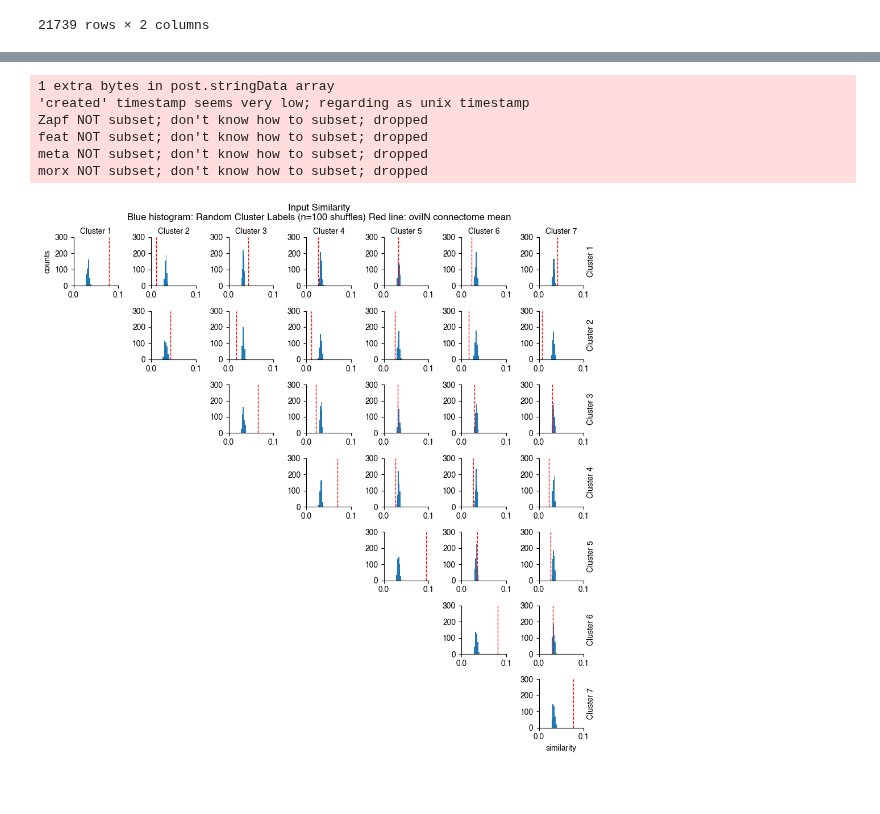
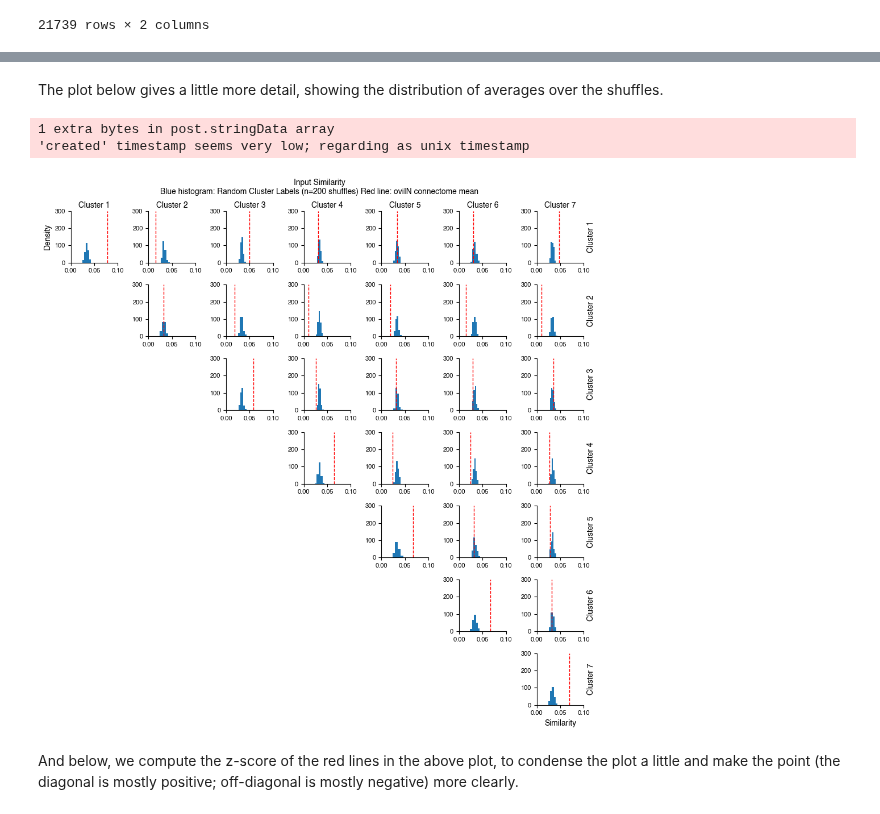
Before and after one commit to Gutierrez-lab/oviIN-inputs, a Jupyter notebook: pooled_similarity.ipynb, the cells around one changed output, grey strips where cells are left out. Saved outputs shown, nothing was run; the diff lists cells and outputs as text; code cells hidden in the pictures; blank space fills up the shorter version.

```diff
--- a/pooled_similarity.ipynb
+++ b/pooled_similarity.ipynb
@@ -71,6 +74,6 @@ Trying to compute the correlation coefficients of the input of each neuron. Also
 # %%
 # gets the bodyId_post rows for the valid_ovi_nodes
-X = HB_matrix.loc[valid_ovi_nodes].values
+X = HB_matrix.loc[valid_ovi_nodes, ~HB_matrix.columns.isin(valid_ovi_nodes)].values
 
 # get the correlation matrix
 C = np.corrcoef(X)
@@ -80,5 +83,5 @@ plt.xlabel("Neuron Index")
 plt.ylabel("Neuron Index")
 plt.colorbar()
 # plt.xticks(range(len(valid_ovi_nodes)), valid_ovi_nodes, rotation="vertical")
-#plt.savefig(f"figures/input_correlation/all_input_correlation.pdf", bbox_inches="tight")
+plt.savefig(f"figures/input_correlation/all_input_correlation.pdf", bbox_inches="tight")
 # %% [output]
@@ -110,7 +119,7 @@ def corrDF_to_matrix(df, col1, col2, measure, stat):
 # shuffled data
 shuffled_df = mod.copy() #oviIN_nodes.loc[valid_ovi_nodes, ["0.0", "0.05", "0.1", "0.5", "0.75", "1.0", "instance", "celltype"]]
 chis = ["0.0"]
-n_trials = 100
+n_trials = 200
 
 for chi in chis:
     shuffles = np.zeros((len(shuffled_df), n_trials), dtype=int)
@@ -251,8 +262,9 @@ for i in range(n_clusters):
 # %%
-n_trials = 100
 lots_of_C = np.zeros((n_trials, n_clusters, n_clusters))
 for t in range(n_trials):
     lots_of_C[t, :, :] = corrDF_to_matrix(valid_corrs, f"0.0_s{t}_1", f"0.0_s{t}_2", measure, stat)
+# %% [markdown]
+The plot below gives a little more detail, showing the distribution of averages over the shuffles.
 # %%
 eps = 0.05
 measure = "similarity"
@@ -263,37 +275,35 @@ for t in range(n_trials):
     lots_of_C[t, :, :] = corrDF_to_matrix(valid_corrs, f"0.0_s{t}_1", f"0.0_s{t}_2", measure, stat)
 
 plt.figure(tight_layout="tight",
            figsize=(10,10))
 plt.suptitle(f"Input {measure.capitalize()}\nBlue histogram: Random Cluster Labels (n={n_trials} shuffles)\tRed line: oviIN connectome {stat}")
 for i in range(n_clusters):
     for j in range(i,n_clusters):
         plt.subplot(n_clusters,n_clusters,i*n_clusters + j + 1)
         plt.axvline(CC[i, j], color="red", linewidth=1, linestyle="dashed")
         #plt.hist(lots_of_C[:, i, j], bins=10, density=True)
         plt.hist(lots_of_C[:, i, j], bins=5, density=True)
         #plt.hist(lots_of_C[:, i, j], density=True)
         # set the x-axis limits
         plt.xlim(0, 0.1)
         # set the y-axis limits
         plt.ylim(0, 300)
         if i == 0:
             plt.gca().xaxis.set_label_position("top")
             plt.xlabel(f"Cluster {j+1}")
             # plt.title(f"Cluster {j+1}")
             if j == 0:
-                plt.ylabel("counts")
+                plt.ylabel("Density")
         if j == n_clusters - 1:
             plt.gca().yaxis.set_label_position("right")
             plt.ylabel(f"Cluster {i+1}")
             if i == n_clusters - 1:
-                plt.xlabel("similarity")
+                plt.xlabel(measure.capitalize())
 
 plt.savefig(f"figures/input_correlation/comparison_to_shuffle_{measure}.pdf")
 # %% [output]
 1 extra bytes in post.stringData array
 'created' timestamp seems very low; regarding as unix timestamp
-Zapf NOT subset; don't know how to subset; dropped
-feat NOT subset; don't know how to subset; dropped
-meta NOT subset; don't know how to subset; dropped
-morx NOT subset; don't know how to subset; dropped
-[figure, old version]
+[figure, new version]
+# %% [markdown]
+And below, we compute the z-score of the red lines in the above plot, to condense the plot a little and make the point (the diagonal is mostly positive; off-diagonal is mostly negative) more clearly.
```
Also changed, not shown: parts of 15 cells of this notebook, 5 other files.
